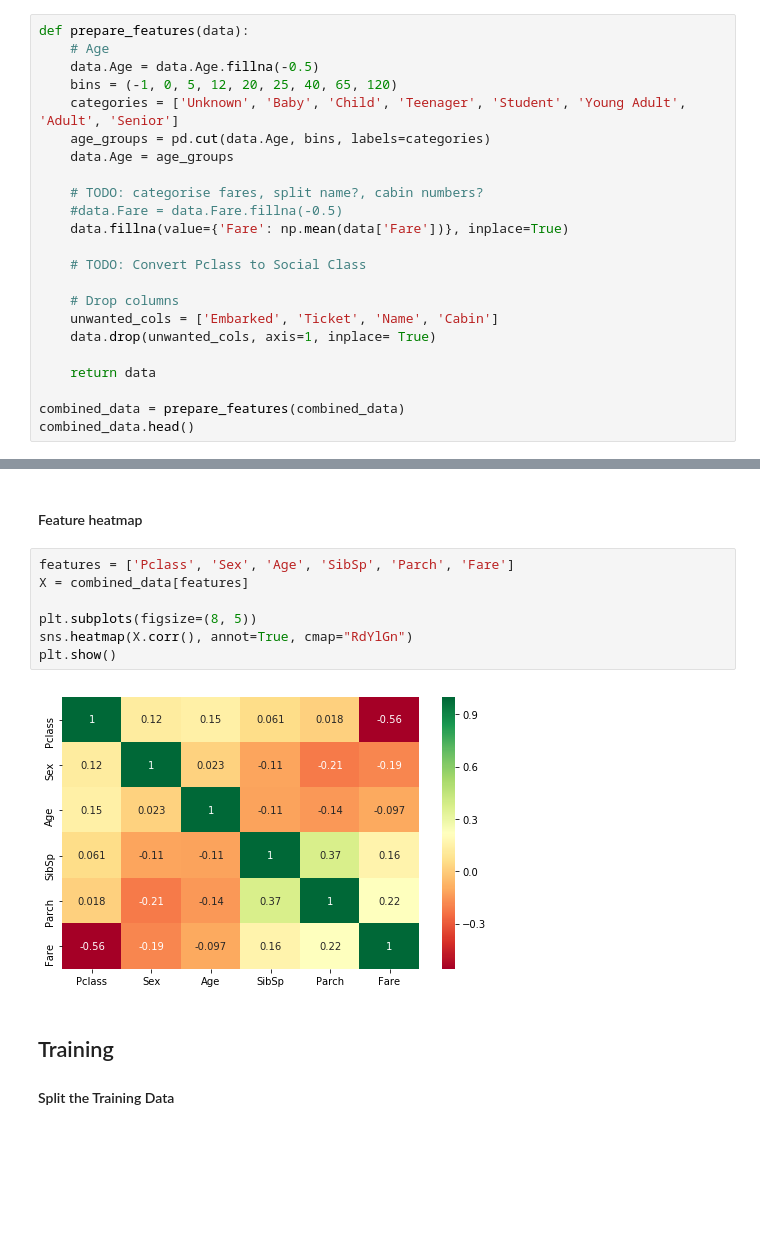
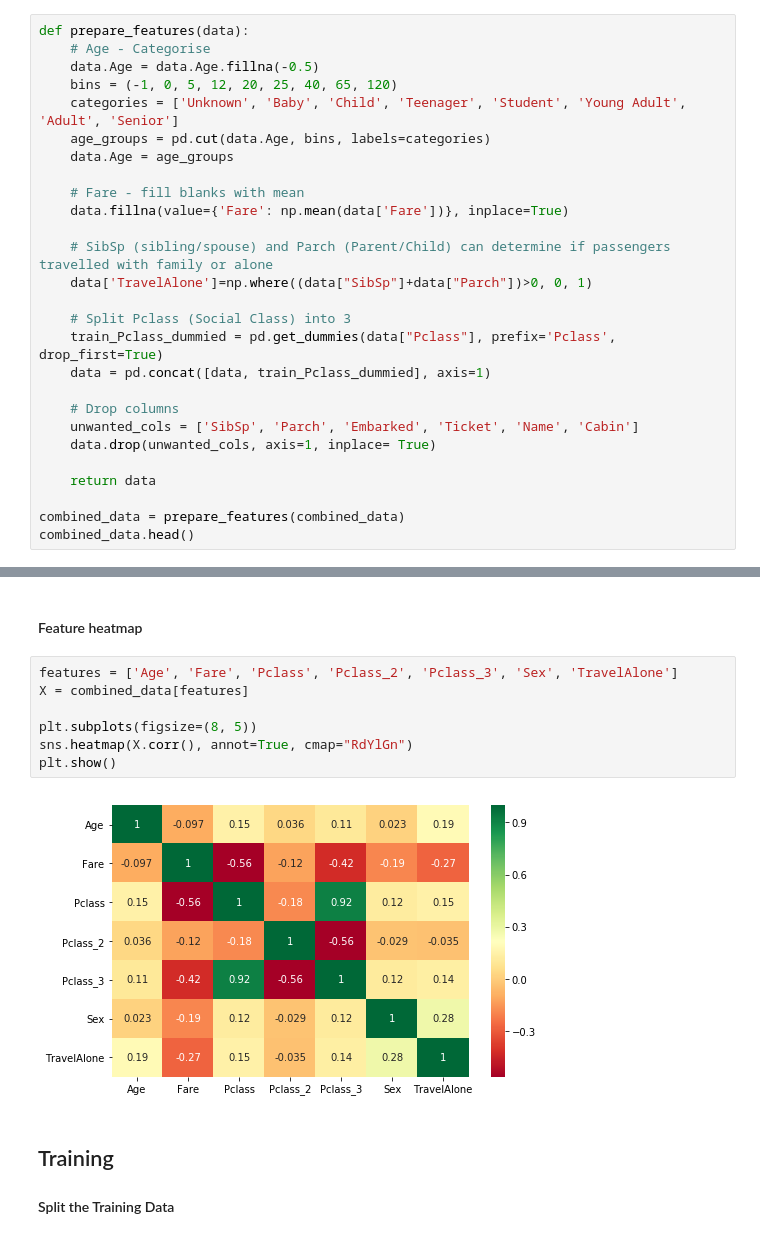
Before and after one commit to vipulpopat/MSCAI_CE4021_Project, a Jupyter notebook: TitanicSurvivalPredictions.ipynb, the cells around one changed output, grey strips where cells are left out. Drawn from its saved outputs; the diff is of its cells as text; blank space fills up the shorter version.

```diff
--- a/TitanicSurvivalPredictions.ipynb
+++ b/TitanicSurvivalPredictions.ipynb
@@ -129,20 +134,24 @@ sns.pointplot(x="Pclass", y="Survived", hue="Sex", data=combined_data,
 # %%
 def prepare_features(data):
-    # Age
+    # Age - Categorise
     data.Age = data.Age.fillna(-0.5)
     bins = (-1, 0, 5, 12, 20, 25, 40, 65, 120)
     categories = ['Unknown', 'Baby', 'Child', 'Teenager', 'Student', 'Young Adult', 'Adult', 'Senior']
     age_groups = pd.cut(data.Age, bins, labels=categories)
     data.Age = age_groups
 
-    # TODO: categorise fares, split name?, cabin numbers?
-    #data.Fare = data.Fare.fillna(-0.5)
+    # Fare - fill blanks with mean
     data.fillna(value={'Fare': np.mean(data['Fare'])}, inplace=True)
 
-    # TODO: Convert Pclass to Social Class
+    # SibSp (sibling/spouse) and Parch (Parent/Child) can determine if passengers travelled with family or alone
+    data['TravelAlone']=np.where((data["SibSp"]+data["Parch"])>0, 0, 1)
+
+    # Split Pclass (Social Class) into 3
+    train_Pclass_dummied = pd.get_dummies(data["Pclass"], prefix='Pclass', drop_first=True)
+    data = pd.concat([data, train_Pclass_dummied], axis=1)
 
     # Drop columns
-    unwanted_cols = ['Embarked', 'Ticket', 'Name', 'Cabin']
+    unwanted_cols = ['SibSp', 'Parch', 'Embarked', 'Ticket', 'Name', 'Cabin']
     data.drop(unwanted_cols, axis=1, inplace= True)
 
     return data
@@ -185,14 +201,14 @@ print(combined_data.head())
 # %% [markdown]
 #### Feature heatmap
 # %%
-features = ['Pclass', 'Sex', 'Age', 'SibSp', 'Parch', 'Fare']
+features = ['Age', 'Fare', 'Pclass', 'Pclass_2', 'Pclass_3', 'Sex', 'TravelAlone']
 X = combined_data[features]
 
 plt.subplots(figsize=(8, 5))
 sns.heatmap(X.corr(), annot=True, cmap="RdYlGn")
 plt.show()
 # %% [output]
-[figure, old version]
+[figure, new version]
 # %% [markdown]
 ## Training
 #### Split the Training Data
```
Also changed, not shown: parts of 32 cells of this notebook.
